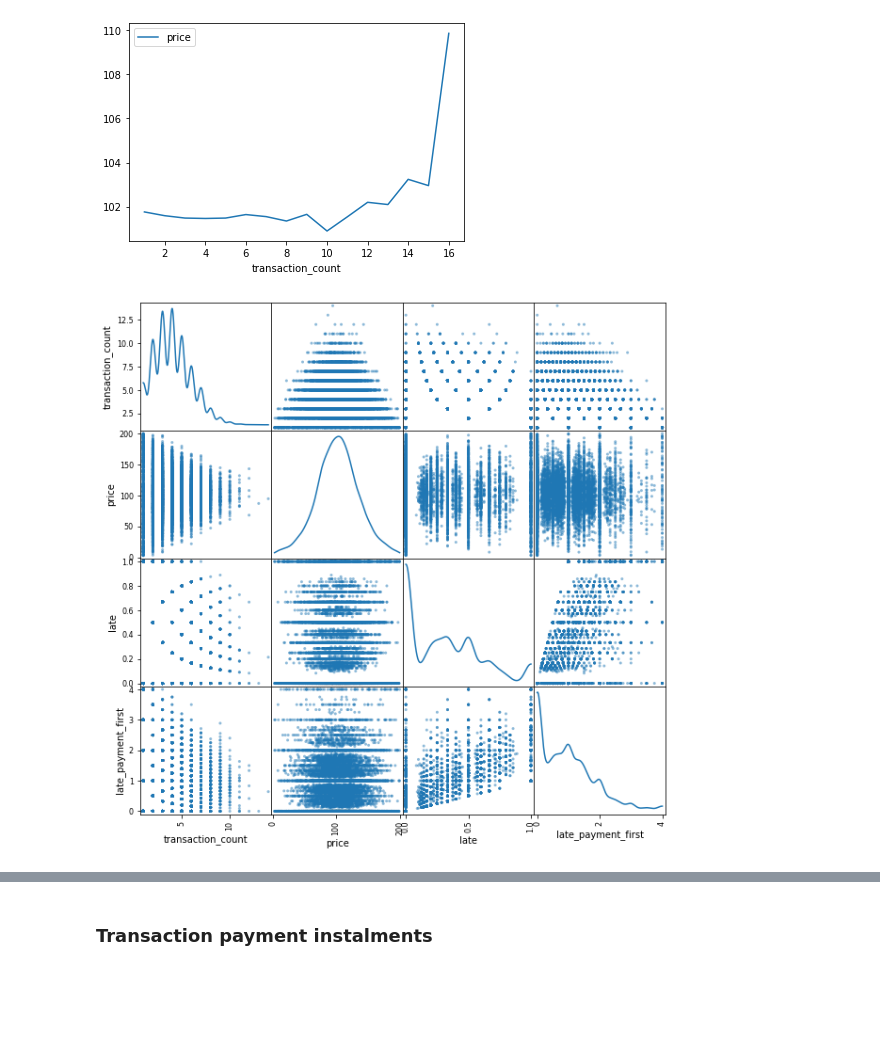
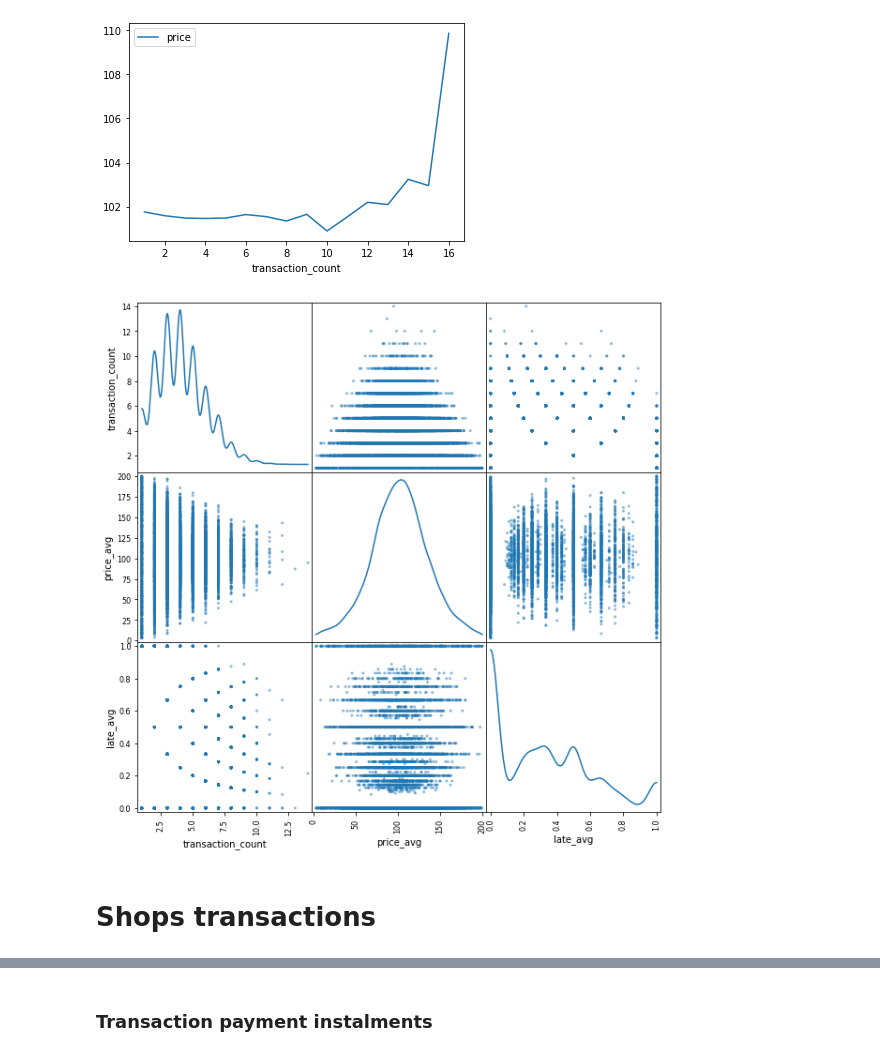
Before and after one commit to xSzpo/kedro_vb, a Jupyter notebook: notebooks/01_EDA.ipynb, the cells around one changed output, grey strips where cells are left out. Drawn from its saved outputs; the diff is of its cells as text; code cells hidden in the pictures; blank space fills up the shorter version.

```diff
--- a/notebooks/01_EDA.ipynb
+++ b/notebooks/01_EDA.ipynb
@@ -51,5 +48,9 @@ df_trans["late_payment_first"] = df_trans.replace({
-# %%
-df_trans['money_lost'] = df_trans['defualted_payment']/4 * df_trans['price']
+# %%
+df_trans = df_trans.assign(
+    money_lost = lambda x: x.apply(
+        lambda y:y['price'] * (5-y['defualted_payment'])/4 if y['defualted_payment']>0 else 0, axis=1
+    )
+)
 # %%
 print(f"""
 Numer of rows in 'customers' table - {df_cust.shape[0]/1000:.0f} K.
@@ -456,12 +481,10 @@ df_trans
 # %%
 _tmp = df_trans.groupby("customerID").agg(
     transaction_count=('transactionID', 'count'),
-    price=('price', 'mean'),
-    late=('late', 'mean'),
-    late_payment_first = ('late_payment_first', 'mean'),
-    default=('default', 'mean'),
-    defualted_payment=('defualted_payment', 'mean'),
-    money_lost=('money_lost', 'sum')
+    price_avg=('price', 'mean'),
+    money_lost_avg=('money_lost', 'mean'),
+    late_avg=('late', 'mean'),
+    default_avg=('default', 'mean'),
 ).reset_index()
 # %%
 _tmp.describe()
@@ -491,8 +514,10 @@ _tmp.groupby('transaction_count').agg(price=('price', 'mean')).plot()
 [figure]
 # %%
 %matplotlib inline
-attributes = ['transaction_count','price','late','late_payment_first']
+attributes = ['transaction_count','price_avg','late_avg']
 scatter_matrix(_tmp[attributes].sample(10000, random_state=1), figsize=(10, 10), diagonal='kde')
 plt.show()
 # %% [output]
-[figure, old version]
+[figure, new version]
+# %% [markdown]
+# Shops transactions
```
Also changed, not shown: parts of 133 cells of this notebook, 54 other files.
